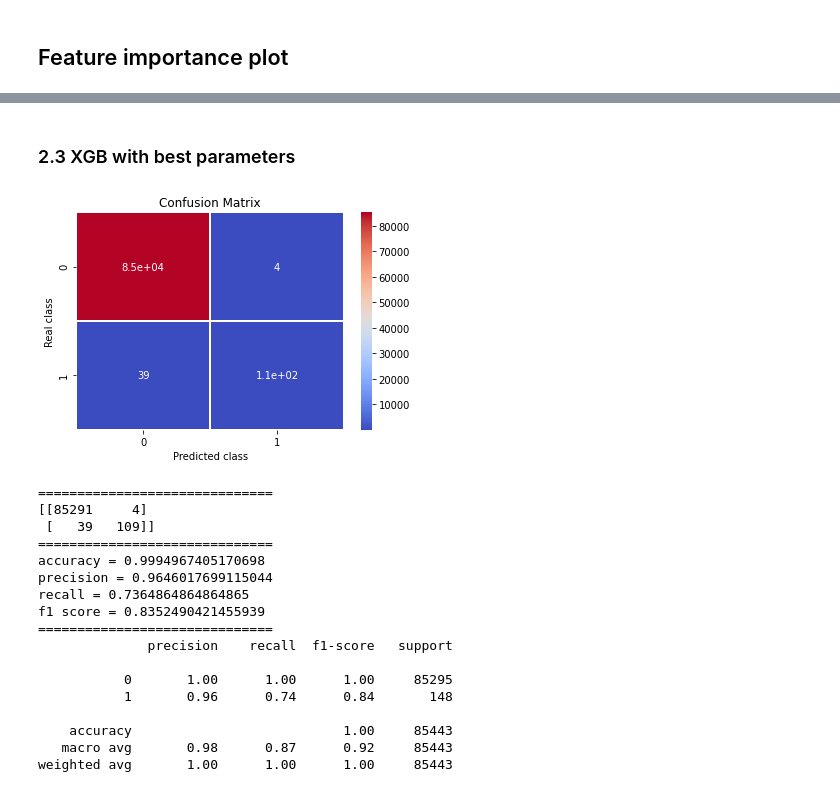
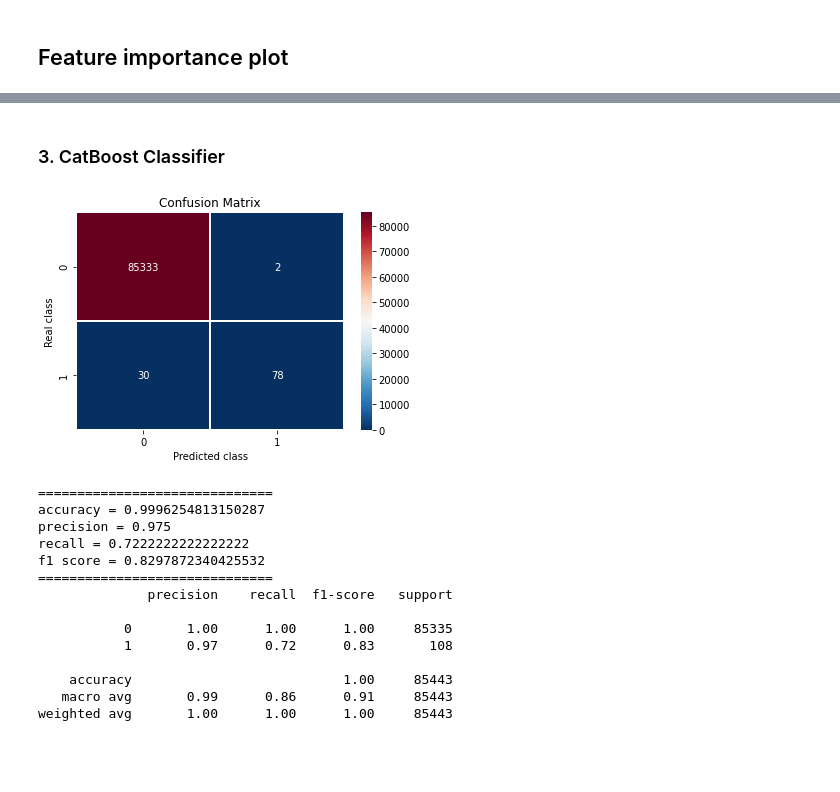
Before and after one commit to wuhong60909/Data-Analysis-Projects, a Jupyter notebook: Credit_Card_Fraud_Detection/models.ipynb, the cells around one changed output, grey strips where cells are left out. Cells and saved outputs as stored; diff of their text form; code cells hidden in the pictures; blank space fills up the shorter version.

```diff
--- a/Credit_Card_Fraud_Detection/models.ipynb
+++ b/Credit_Card_Fraud_Detection/models.ipynb
@@ -62,7 +38,7 @@ dataset_y = dataset['Class']
 # %%
 def split_data(X, y):
     from sklearn.model_selection import train_test_split
-    X_train, X_test, y_train, y_test = train_test_split(X, y, test_size = 0.3, stratify = y, random_state = 0)
+    X_train, X_test, y_train, y_test = train_test_split(X, y, test_size = 0.3, shuffle = False)
     print('train-set size: ', len(y_train),
           '\ntest-set size: ', len(y_test))
     print('fraud cases in train-set', sum(y_train),
@@ -189,8 +157,22 @@ best_parameters['C']
+# %%
+xgb_params = {'alpha': 9.525539467579513,
+              'colsample_bylevel': 1,
+              'colsample_bytree': 0.6686350218804996,
+              'gamma': 1.0765096979662803,
+              'lambda': 4.924318818446344,
+              'learning_rate': 0.2502520904280233,
+              'max_delta_step': 0,
+              'max_depth': 9,
+              'max_leaf_nodes': 10,
+              'min_child_weight': 0.8485373250937833,
+              'n_estimators': 400,
+              'scale_pos_weight': 1,
+              'subsample': 0.9959671263614935,
+              'n_jobs': -1}
 # %%
-lr_clf = LogisticRegression(C = 0.1, penalty = 'l2',
-                            solver = 'liblinear', random_state = 0)
-lr_clf.fit(X_train, y_train)
-y_score = lr_clf.predict_proba(X_test)[:, 1]
-y_pred = lr_clf.predict(X_test)
+xgb_clf = XGBClassifier(**xgb_params)
+xgb_clf.fit(X_train, y_train)
+y_score = xgb_clf.predict_proba(X_test)[:, 1]
+y_pred = xgb_clf.predict(X_test)
 get_predictions(y_true = y_test, y_pred = y_pred)
 # %% [output]
@@ -290,2 +197,0 @@ best_parameters
-# %% [markdown]
-### 2.3 XGB with best parameters
@@ -292,25 +205,33 @@ best_parameters
+# %% [markdown]
+### 3. CatBoost Classifier
+# %%
+cb_params = {'iterations': 500,
+             'depth': 9.0,
+             'learning_rate': 0.20501067458099742,
+             'l2_leaf_reg': 1.858894753568534,
+             'loss_function': 'Logloss',
+             'eval_metric': 'F1',
+             'task_type': 'GPU',
+             'verbose': 0}
 # %%
-xgb_clf = xgb.XGBClassifier(n_jobs = -1, n_estimators = 400)
-xgb_clf.fit(X_train, y_train)
-y_score = xgb_clf.predict_proba(X_test)[:,1]
-y_pred = xgb_clf.predict(X_test)
+cb_clf = CatBoostClassifier(**cb_params)
+cb_clf.fit(X_train, y_train)
+y_score = cb_clf.predict_proba(X_test)[:, 1]
+y_pred = cb_clf.predict(X_test)
 get_predictions(y_true = y_test, y_pred = y_pred)
 # %% [output]
-[figure, old version]
+[figure, new version]
 ==============================
-[[85291     4]
- [   39   109]]
-==============================
-accuracy = 0.9994967405170698
-precision = 0.9646017699115044
-recall = 0.7364864864864865
-f1 score = 0.8352490421455939
+accuracy = 0.9996254813150287
+precision = 0.975
+recall = 0.7222222222222222
+f1 score = 0.8297872340425532
 ==============================
               precision    recall  f1-score   support
 
-           0       1.00      1.00      1.00     85295
-           1       0.96      0.74      0.84       148
+           0       1.00      1.00      1.00     85335
+           1       0.97      0.72      0.83       108
 
     accuracy                           1.00     85443
-   macro avg       0.98      0.87      0.92     85443
+   macro avg       0.99      0.86      0.91     85443
 weighted avg       1.00      1.00      1.00     85443
```
Also changed, not shown: parts of 69 cells of this notebook.
